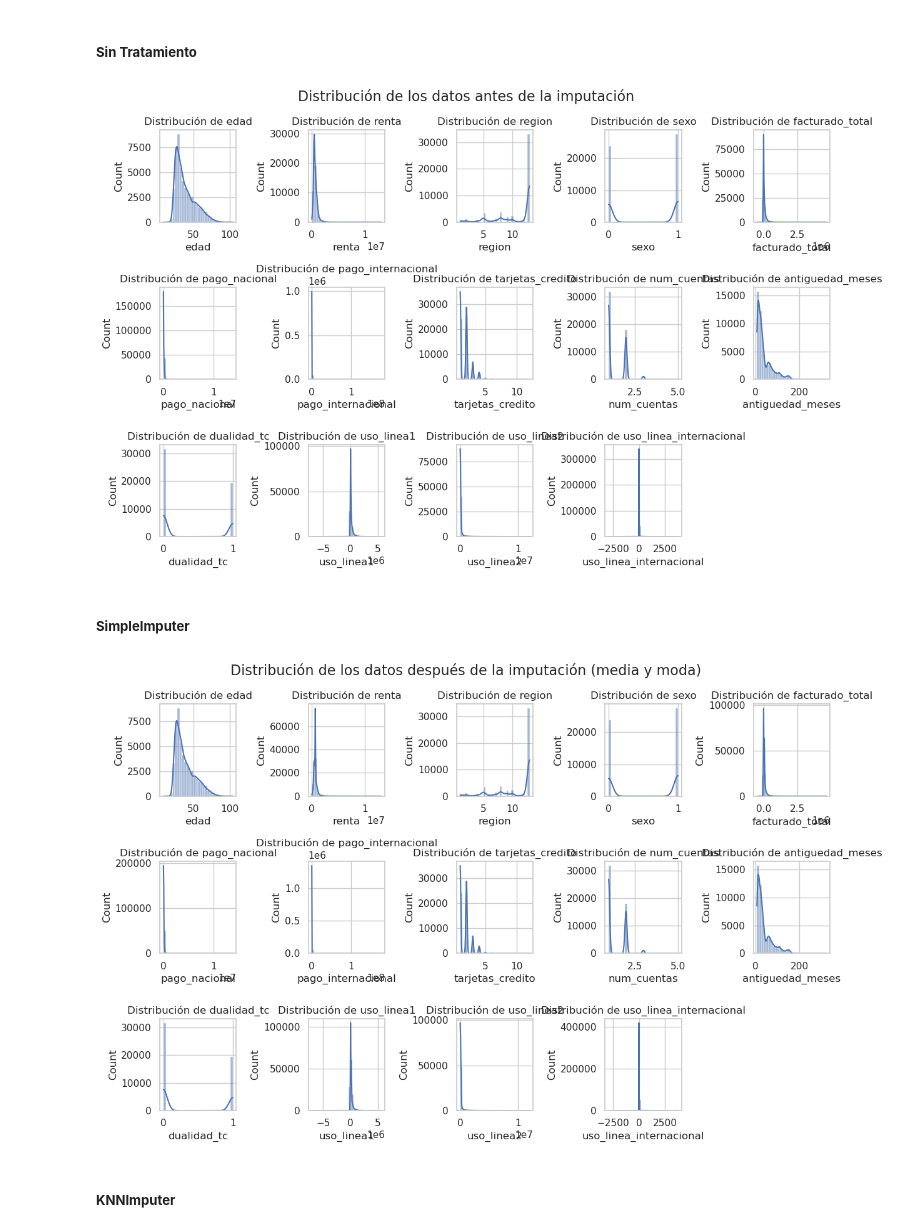
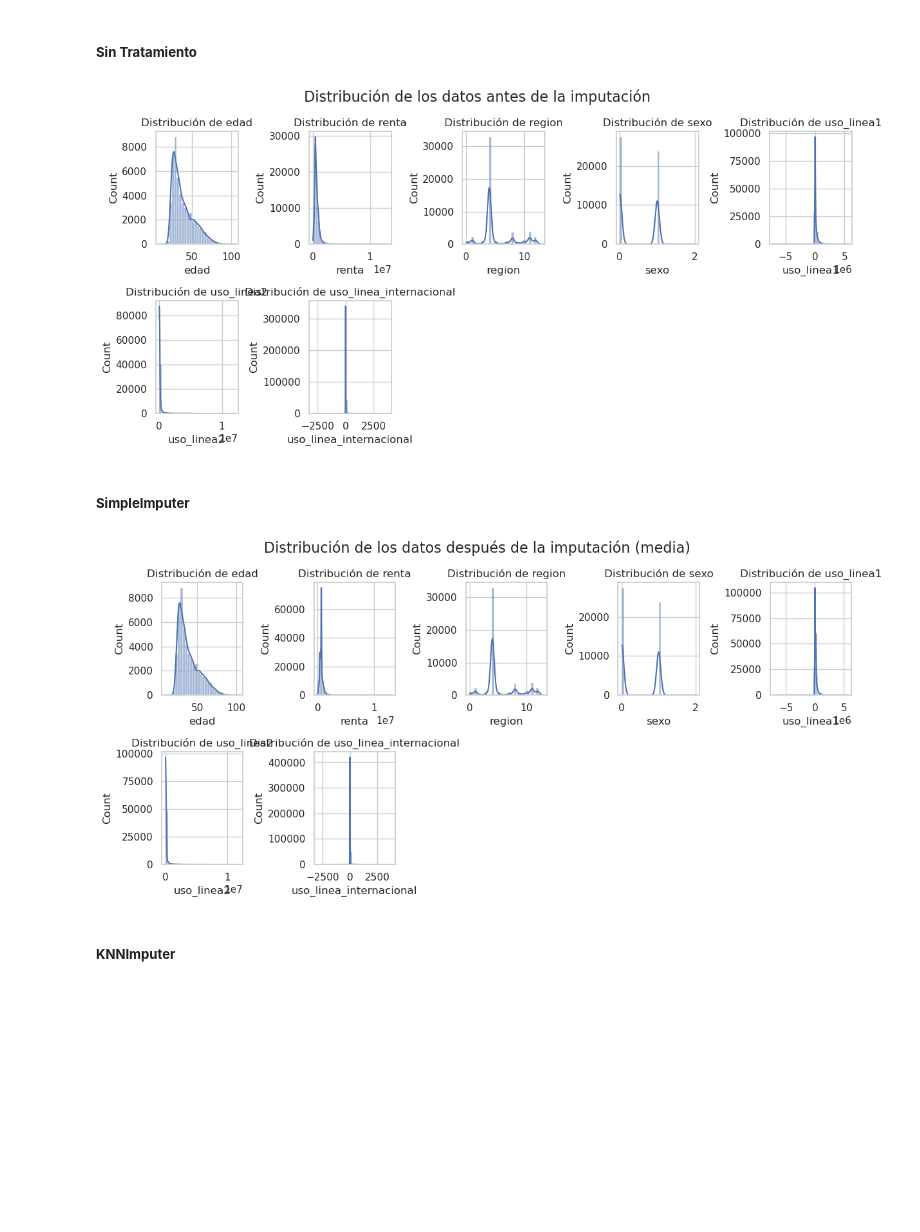
Before and after one commit to Wachitugo/Monopoly, a Jupyter notebook: notebook/monopoly.ipynb, the cells around one changed output. Saved outputs shown, nothing was run; the diff lists cells and outputs as text; code cells hidden in the pictures; blank space fills up the shorter version.

```diff
--- a/notebook/monopoly.ipynb
+++ b/notebook/monopoly.ipynb
@@ -204,19 +199,15 @@ nuevos_nombres = {
     'Renta': 'renta',
     'Region': 'region',
     'Sexo': 'sexo',
-    'Fac_T12': 'facturado_total',
-    'PagoNac_T12': 'pago_nacional',
-    'PagoInt_T12': 'pago_internacional',
-    'TC': 'tarjetas_credito',
-    'Cuentas': 'num_cuentas',
-    'Antiguedad': 'antiguedad_meses',
-    'Dualidad': 'dualidad_tc',
     'UsoL1_T12': 'uso_linea1',
     'UsoL2_T12': 'uso_linea2',
     'UsoLI_T12': 'uso_linea_internacional'
 }
-df_seleccion = df[columnas].copy()
-# Renombrar las columnas en el dataframe seleccionado
+
+# Crear un DataFrame con las columnas relevantes
+df_seleccion = df[list(nuevos_nombres.keys())].copy()
+
+# Renombrar las columnas usando el diccionario
 df_seleccion.rename(columns=nuevos_nombres, inplace=True)
 # %%
 df_seleccion.head()
@@ -232,4 +223,14 @@ En este caso cambiaremos la variable categorica de sexo" a booleano para poder h
 # %%
-# Convertir la columna 'sexo' a valores binarios (H -> 1, M -> 0)
-df_seleccion['sexo'] = df_seleccion['sexo'].map({'H': 1, 'M': 0})
+from sklearn.preprocessing import LabelEncoder
+
+# Hacemos una copia del DataFrame para evitar modificar el original
+df_categorizado = df_seleccion.copy()
+
+# Aplicamos LabelEncoder a la columna 'region'
+label_encoder_region = LabelEncoder()
+df_categorizado['region'] = label_encoder_region.fit_transform(df_categorizado['region'].astype(str))
+
+# Aplicamos LabelEncoder a la columna 'sexo'
+label_encoder_sexo = LabelEncoder()
+df_categorizado['sexo'] = label_encoder_sexo.fit_transform(df_categorizado['sexo'].astype(str))
 # %%
@@ -291,51 +278,42 @@ Como se puede apreciar Los falores faltantes en algunas columnas superan el 25%,
 # %%
 import matplotlib.pyplot as plt
 import seaborn as sns
 
 sns.set(style="whitegrid")
 
 # Función para mostrar los histogramas
 def mostrar_distribucion(df, columnas, titulo):
     plt.figure(figsize=(12, 8))
     for i, columna in enumerate(columnas, 1):
         plt.subplot(3, 5, i)
         sns.histplot(df[columna], kde=True, bins=30)
         plt.title(f'Distribución de {columna}')
     plt.suptitle(titulo, fontsize=16)
     plt.tight_layout()
     plt.show()
 
 # Mostrar distribución de los datos antes de la imputación
-mostrar_distribucion(df_seleccion, df_seleccion.columns, "Distribución de los datos antes de la imputación")
+mostrar_distribucion(df_categorizado, df_categorizado.columns, "Distribución de los datos antes de la imputación")
 # %% [output]
-[figure, old version]
+[figure, new version]
 # %% [markdown]
 ##### **SimpleImputer**
 # %%
 from sklearn.impute import SimpleImputer
 
-# Columnas numéricas y categóricas
-cols_numericas = ['edad', 'renta', 'facturado_total', 'pago_nacional', 'pago_internacional',
-                  'tarjetas_credito', 'num_cuentas', 'antiguedad_meses', 'uso_linea1', 'uso_linea2', 'uso_linea_internacional']
-cols_categoricas = ['region', 'sexo']
+# Crear una copia del DataFrame original
+df_seleccion_media = df_categorizado.copy()
 
-# Inicializamos el imputador para las columnas numéricas (usaremos la media)
-imputador_numerico_media = SimpleImputer(strategy='mean')
+# Inicializamos el imputador para todas las columnas
+imputador_media = SimpleImputer(strategy='mean')
 
-# Imputamos las columnas numéricas con la media
-df_seleccion_media = df_seleccion.copy()  # Copia del DataFrame original
-df_seleccion_media[cols_numericas] = imputador_numerico_media.fit_transform(df_seleccion_media[cols_numericas])
-
-# Inicializamos el imputador para las columnas categóricas (usamos la moda)
-imputador_categorico = SimpleImputer(strategy='most_frequent')
-
-# Imputamos las columnas categóricas con la moda
-df_seleccion_media[cols_categoricas] = imputador_categorico.fit_transform(df_seleccion_media[cols_categoricas])
+# Aplicamos imputación con la media a todas las columnas
+df_seleccion_media[:] = imputador_media.fit_transform(df_seleccion_media)
 
 # Mostrar distribución de los datos después de la imputación
-mostrar_distribucion(df_seleccion_media, df_seleccion_media.columns, "Distribución de los datos después de la imputación (media y moda)")
+mostrar_distribucion(df_seleccion_media, df_seleccion_media.columns, "Distribución de los datos después de la imputación (media)")
 # %% [output]
-[figure, old version]
+[figure, new version]
 # %% [markdown]
 ##### **KNNImputer**
 # %%
```
Also changed, not shown: parts of 77 cells of this notebook.
